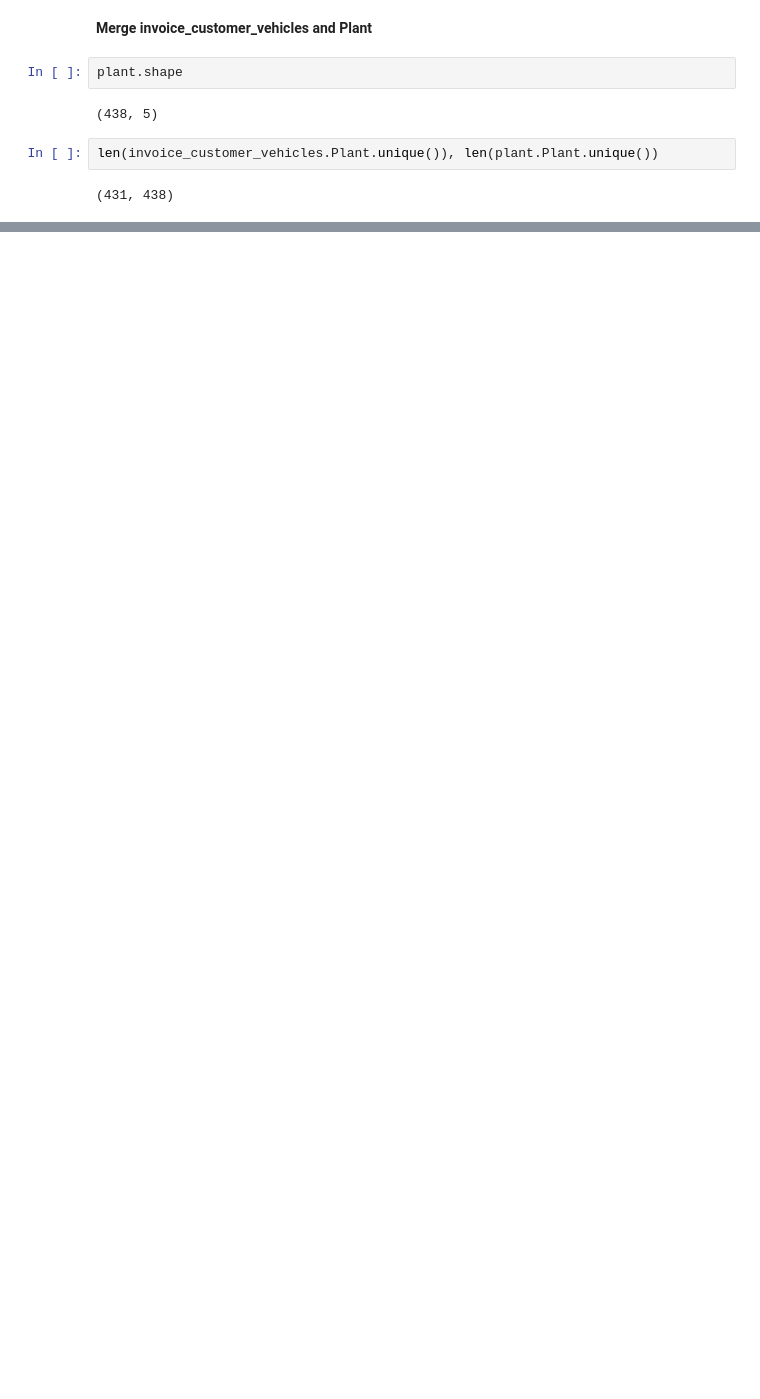
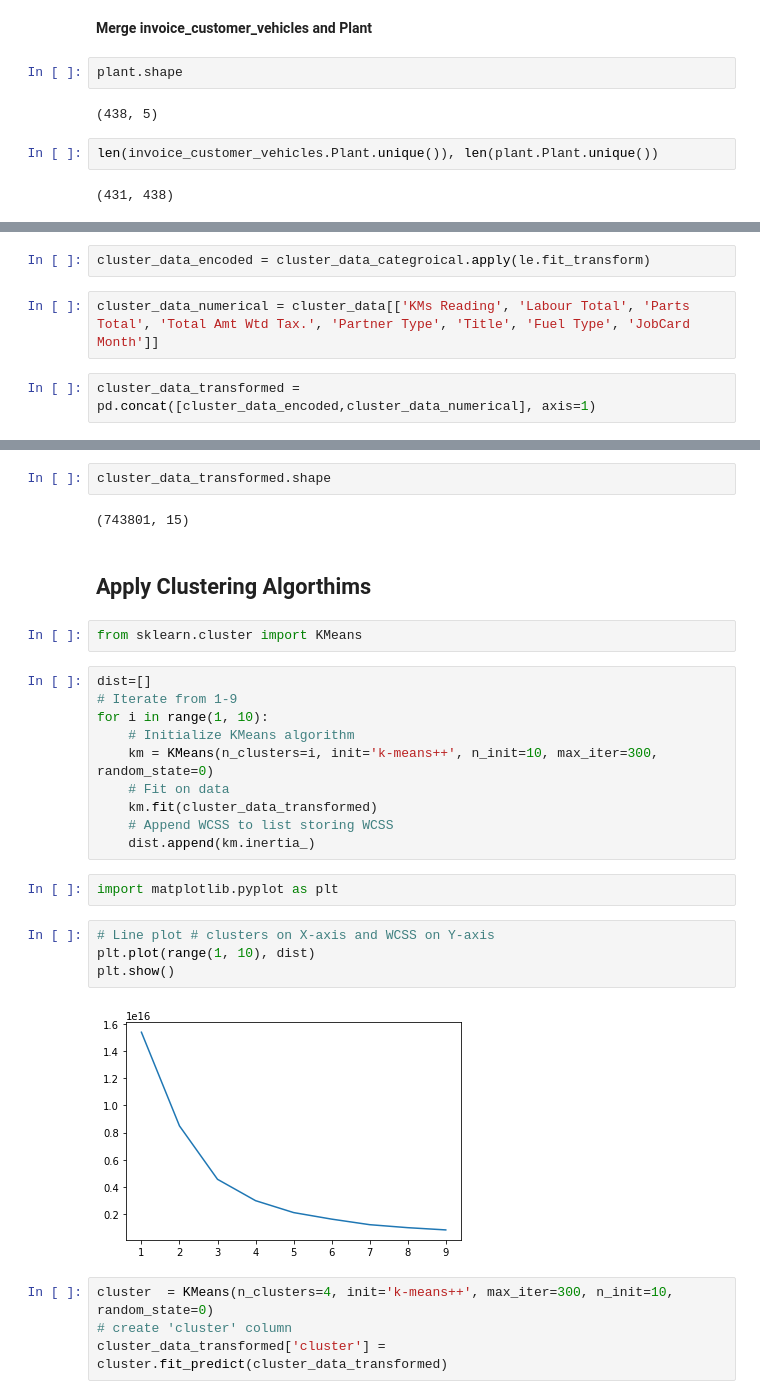
Before and after one commit to shailendrajain2892/GA_DSMP_5Jan2019, a Jupyter notebook: Capstone_Mahindra_First_Choice.ipynb, the cells around one changed output, grey strips where cells are left out. Drawn from its saved outputs; the diff is of its cells as text; blank space fills up the shorter version.

```diff
--- a/Capstone_Mahindra_First_Choice.ipynb
+++ b/Capstone_Mahindra_First_Choice.ipynb
@@ -420,0 +523,6 @@ invoice_customer_vehicles_plant.shape
+# %%
+cluster_data_encoded = cluster_data_categroical.apply(le.fit_transform)
+# %%
+cluster_data_numerical = cluster_data[['KMs Reading', 'Labour Total', 'Parts Total', 'Total Amt Wtd Tax.', 'Partner Type', 'Title', 'Fuel Type', 'JobCard Month']]
+# %%
+cluster_data_transformed = pd.concat([cluster_data_encoded,cluster_data_numerical], axis=1)
@@ -420,0 +538,30 @@ invoice_customer_vehicles_plant.shape
+# %%
+cluster_data_transformed.shape
+# %% [output]
+(743801, 15)
+# %% [markdown]
+## Apply Clustering Algorthims
+# %%
+from sklearn.cluster import KMeans
+# %%
+dist=[]
+# Iterate from 1-9
+for i in range(1, 10):
+    # Initialize KMeans algorithm
+    km = KMeans(n_clusters=i, init='k-means++', n_init=10, max_iter=300, random_state=0)
+    # Fit on data
+    km.fit(cluster_data_transformed)
+    # Append WCSS to list storing WCSS
+    dist.append(km.inertia_)
+# %%
+import matplotlib.pyplot as plt
+# %%
+# Line plot # clusters on X-axis and WCSS on Y-axis
+plt.plot(range(1, 10), dist)
+plt.show()
+# %% [output]
+[figure, added]
+# %%
+cluster  = KMeans(n_clusters=4, init='k-means++', max_iter=300, n_init=10, random_state=0)
+# create 'cluster' column
+cluster_data_transformed['cluster'] = cluster.fit_predict(cluster_data_transformed)
```
Also changed, not shown: parts of 39 cells of this notebook.
